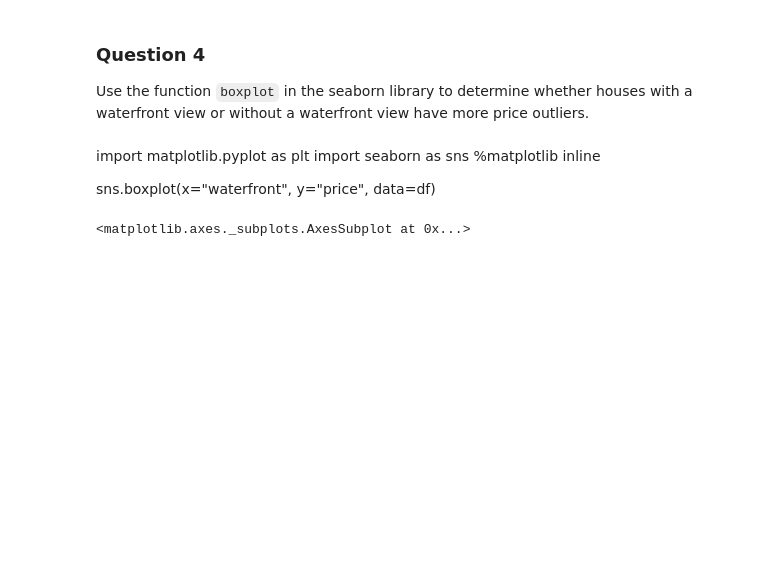
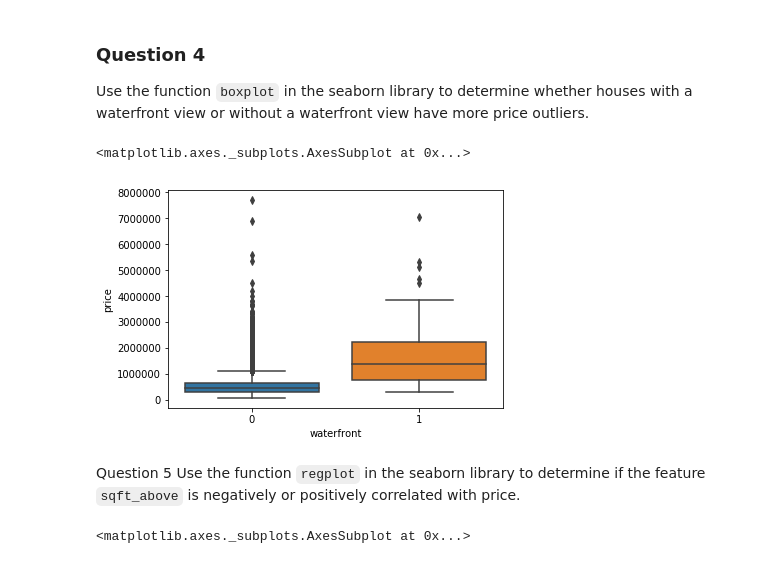
Before and after one commit to Ezinnoch/dataanalysiswithpython, a Jupyter notebook: House_Sales.ipynb, the cells around one changed output. Cells and saved outputs as stored; diff of their text form; code cells hidden in the pictures; blank space fills up the shorter version.

```diff
--- a/House_Sales.ipynb
+++ b/House_Sales.ipynb
@@ -204,0 +189,12 @@ floors_counts.head(5)
+# %%
+import numpy as np
+import pandas as pd
+
+file_name='https://s3-api.us-geo.objectstorage.softlayer.net/cf-courses-data/CognitiveClass/DA0101EN/coursera/project/kc_house_data_NaN.csv'
+df=pd.read_csv(file_name)
+
+df['floors'].value_counts()
+df['floors'].value_counts().to_frame()
+floors_counts = df['floors'].value_counts().to_frame()
+
+floors_counts.head(6)
@@ -205,9 +209,3 @@ floors_counts.head(5)
 # %% [markdown]
 ### Question 4
 Use the function <code>boxplot</code> in the seaborn library  to  determine whether houses with a waterfront view or without a waterfront view have more price outliers.
-# %% [markdown]
-import matplotlib.pyplot as plt
-import seaborn as sns
-%matplotlib inline
-
-sns.boxplot(x="waterfront", y="price", data=df)
@@ -217,3 +212,15 @@ Use the function <code>regplot</code>  in the seaborn library  to  determine if
+# %%
+import matplotlib.pyplot as plt
+import seaborn as sns
+%matplotlib inline
+
+sns.boxplot(x="waterfront", y="price", data=df)
+# %% [output]
+<matplotlib.axes._subplots.AxesSubplot at 0x...>
+[figure, added]
+# %% [markdown]
+Question 5
+Use the function <code>regplot</code>  in the seaborn library  to  determine if the feature <code>sqft_above</code> is negatively or positively correlated with price.
 # %%
 sns.regplot(x="sqft_above", y="price", data=df)
 # %% [output]
```
Also changed, not shown: parts of 10 cells of this notebook.
